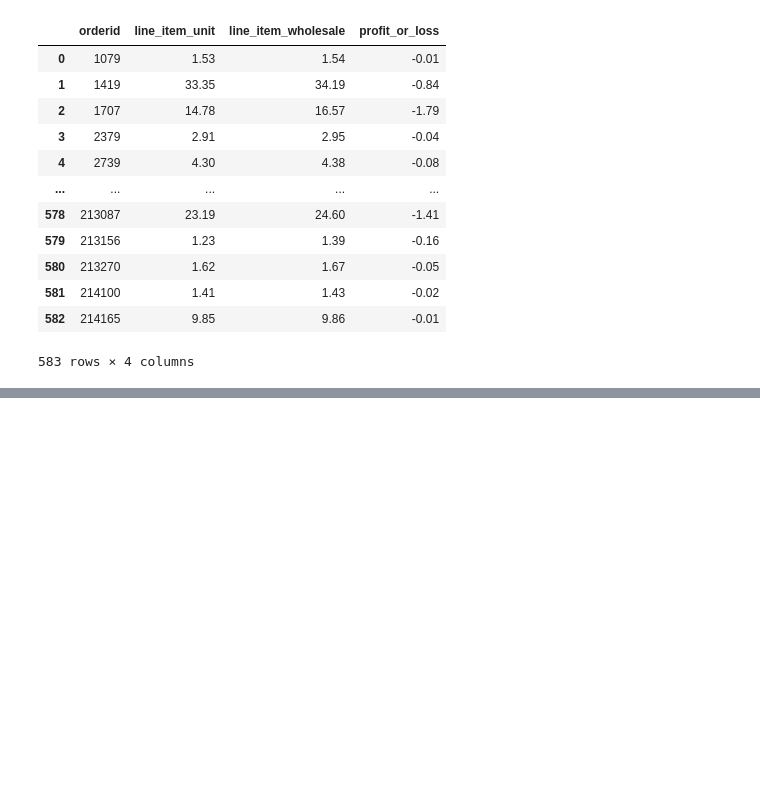
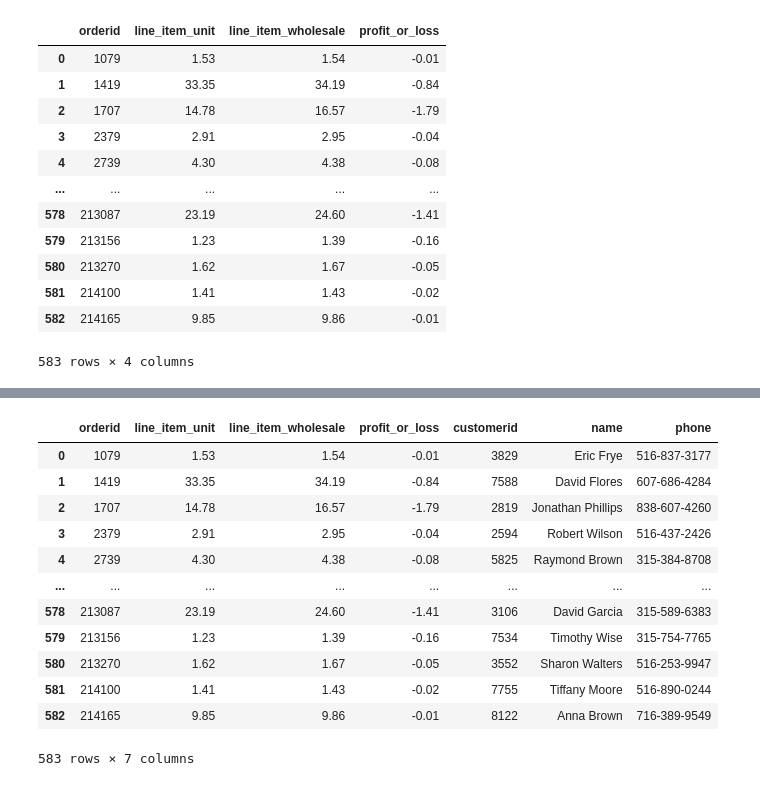
Before and after one commit to inveniam-viam/hanukkah-of-data-2023, a Jupyter notebook: puzzle-six.ipynb, the cells around one changed output, grey strips where cells are left out. Drawn from its saved outputs; the diff is of its cells as text; code cells hidden in the pictures; blank space fills up the shorter version.

```diff
--- a/puzzle-six.ipynb
+++ b/puzzle-six.ipynb
@@ -170,4 +170,4 @@ loss_makers
 # %%
 noahs_loss_orders = noahs_orders[noahs_orders['orderid'].isin(loss_makers['orderid'])]
 # %%
-loss_makers.merge(noahs_loss_orders[['orderid', 'customerid']], how = 'left', on = 'orderid')
+loss_makers = loss_makers.merge(noahs_loss_orders[['orderid', 'customerid']], how = 'left', on = 'orderid')
@@ -187,0 +183,18 @@ loss_makers.merge(noahs_loss_orders[['orderid', 'customerid']], how = 'left', on
+# %%
+loss_makers = loss_makers.merge(customers[['customerid', 'name', 'phone']], how = 'left', on = 'customerid')
+# %%
+loss_makers
+# %% [output]
+|  | orderid | line_item_unit | line_item_wholesale | profit_or_loss | customerid | name | phone |
+| 0 | 1079 | 1.53 | 1.54 | -0.01 | 3829 | Eric Frye | 516-837-3177 |
+| 1 | 1419 | 33.35 | 34.19 | -0.84 | 7588 | David Flores | 607-686-4284 |
+| 2 | 1707 | 14.78 | 16.57 | -1.79 | 2819 | Jonathan Phillips | 838-607-4260 |
+| 3 | 2379 | 2.91 | 2.95 | -0.04 | 2594 | Robert Wilson | 516-437-2426 |
+| 4 | 2739 | 4.30 | 4.38 | -0.08 | 5825 | Raymond Brown | 315-384-8708 |
+| ... | ... | ... | ... | ... | ... | ... | ... |
+| 578 | 213087 | 23.19 | 24.60 | -1.41 | 3106 | David Garcia | 315-589-6383 |
+| 579 | 213156 | 1.23 | 1.39 | -0.16 | 7534 | Timothy Wise | 315-754-7765 |
+| 580 | 213270 | 1.62 | 1.67 | -0.05 | 3552 | Sharon Walters | 516-253-9947 |
+| 581 | 214100 | 1.41 | 1.43 | -0.02 | 7755 | Tiffany Moore | 516-890-0244 |
+| 582 | 214165 | 9.85 | 9.86 | -0.01 | 8122 | Anna Brown | 716-389-9549 |
+583 rows × 7 columns
```
Also changed, not shown: parts of 6 cells of this notebook.
